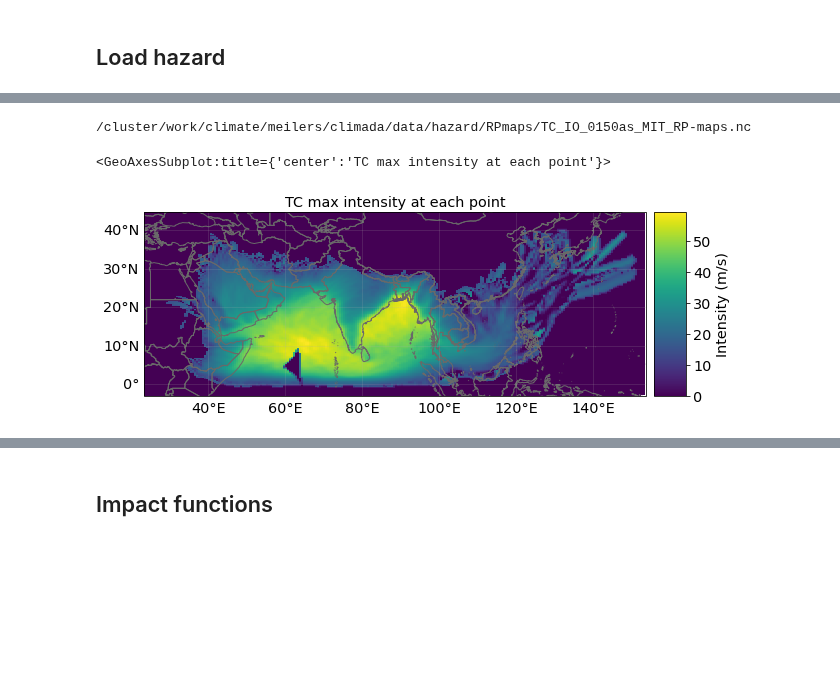
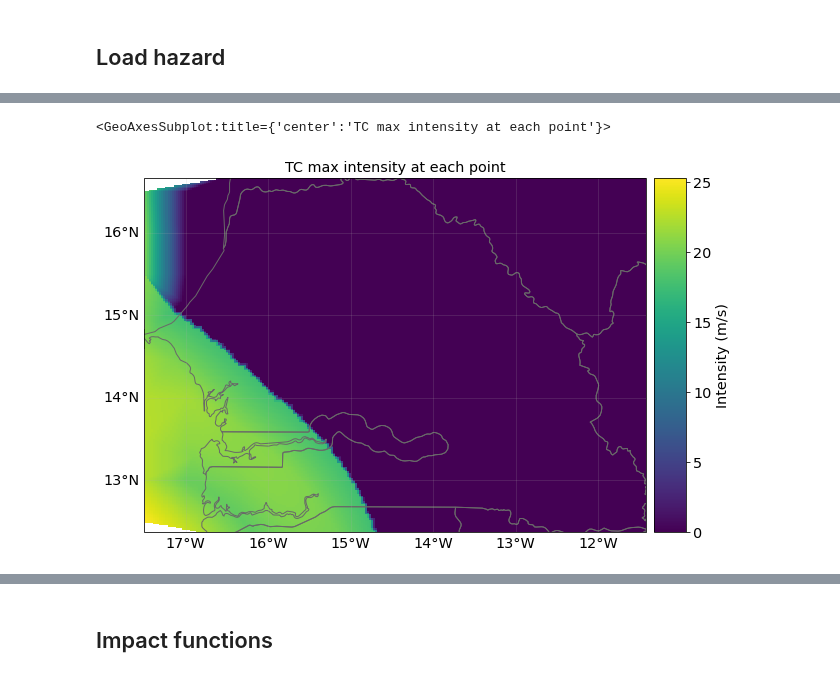
Before and after one commit to Evelyn-M/global-displacement-risk, a Jupyter notebook: doc/tutorial_TC.ipynb, the cells around one changed output, grey strips where cells are left out. Drawn from its saved outputs; the diff is of its cells as text; code cells hidden in the pictures; blank space fills up the shorter version.

```diff
--- a/doc/tutorial_TC.ipynb
+++ b/doc/tutorial_TC.ipynb
@@ -99,0 +164,3 @@ lat_min, lat_max, lon_min, lon_max
+# %%
+assigned_basin = assign_basin(lon_min, lon_max, lat_min, lat_max)
+print(f"The country is assigned to the {assigned_basin} basin.")
@@ -99,0 +169,5 @@ lat_min, lat_max, lon_min, lon_max
+# %%
+if assigned_basin != 'ROW':
+    reg = assigned_basin
+else:
+    reg = 'ROW'
@@ -105,5 +183,3 @@ lat_min, lat_max, lon_min, lon_max
 from climada.util.constants import SYSTEM_DIR
 from climada.hazard import TropCyclone, Hazard
 hazard_dir = SYSTEM_DIR/"hazard"/"present"
-# %%
-tc_haz = TropCyclone.from_hdf5(hazard_dir.joinpath('TC_IO_0150as_MIT_H08.hdf5'))
@@ -115,2 +186,11 @@ tc_haz.plot_intensity(event=0)
+# %%
+if reg != 'ROW':
+    tc_haz = TropCyclone.from_hdf5(hazard_dir.joinpath(f'TC_{reg}_0150as_MIT_H08.hdf5'))
+else:
+    haz_list = []
+    for bsn in ['AP', 'IO', 'SH', 'WP']:
+        haz = TropCyclone.from_hdf5(hazard_dir.joinpath(f'TC_{bsn}_0150as_MIT_H08.hdf5'))
+        haz_list.append(haz)
+    tc_haz = Hazard.concat(haz_list)
 # %%
 tc_haz_sel = tc_haz.select(extent=(lon_min, lon_max, lat_min, lat_max))
@@ -123,5 +196,0 @@ haz_str= f"TC_{reg}_0150as_MIT_RP-maps.nc"
-# %%
-file_path = hazard_dir.joinpath(haz_str)
-print(file_path)
-# %% [output]
-/cluster/work/climate/meilers/climada/data/hazard/RPmaps/TC_IO_0150as_MIT_RP-maps.nc
@@ -173,5 +197,5 @@ RP_haz = read_netcdf_as_hazard(file_path)
 # %%
-RP_haz.plot_intensity(event=0)
+tc_haz_sel.plot_intensity(event=0)
 # %% [output]
 <GeoAxesSubplot:title={'center':'TC max intensity at each point'}>
-[figure, old version]
+[figure, new version]
```
Also changed, not shown: parts of 79 cells of this notebook, 1 other file.
